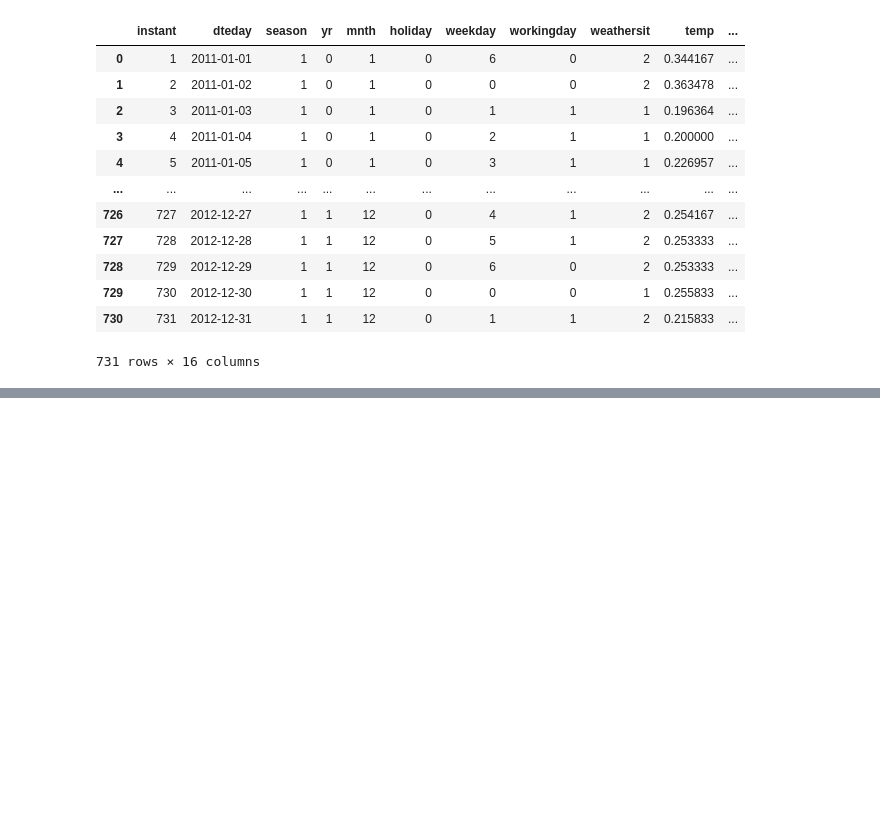
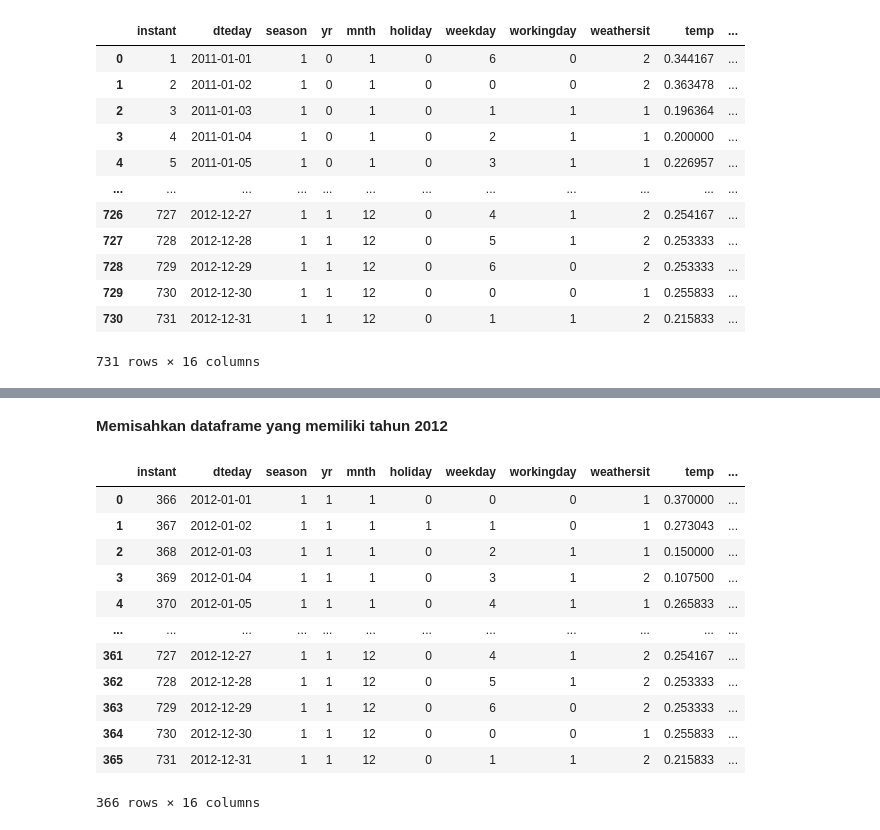
Before and after one commit to salsabilar311/Proyek-Analisis-Data_Dicoding, a Jupyter notebook: Analysis_of_Bike_Sharing_Dataset.ipynb, the cells around one changed output, grey strips where cells are left out. Cells and saved outputs as stored; diff of their text form; code cells hidden in the pictures; blank space fills up the shorter version.

```diff
--- a/Analysis_of_Bike_Sharing_Dataset.ipynb
+++ b/Analysis_of_Bike_Sharing_Dataset.ipynb
@@ -47,0 +78,24 @@ df.groupby(by="weathersit").agg({
+# %% [markdown]
+**Memisahkan dataframe yang memiliki tahun 2012**
+# %%
+df_1_2 = pd.DataFrame(columns=df.columns)
+
+for i in range(len(df)) :
+  if df['yr'][i] == 1 :
+    df_1_2 = df_1_2.append(df.loc[i], ignore_index=True)
+
+df_1_2
+# %% [output]
+|  | instant | dteday | season | yr | mnth | holiday | weekday | workingday | weathersit | temp | ... |
+| 0 | 366 | 2012-01-01 | 1 | 1 | 1 | 0 | 0 | 0 | 1 | 0.370000 | ... |
+| 1 | 367 | 2012-01-02 | 1 | 1 | 1 | 1 | 1 | 0 | 1 | 0.273043 | ... |
+| 2 | 368 | 2012-01-03 | 1 | 1 | 1 | 0 | 2 | 1 | 1 | 0.150000 | ... |
+| 3 | 369 | 2012-01-04 | 1 | 1 | 1 | 0 | 3 | 1 | 2 | 0.107500 | ... |
+| 4 | 370 | 2012-01-05 | 1 | 1 | 1 | 0 | 4 | 1 | 1 | 0.265833 | ... |
+| ... | ... | ... | ... | ... | ... | ... | ... | ... | ... | ... | ... |
+| 361 | 727 | 2012-12-27 | 1 | 1 | 12 | 0 | 4 | 1 | 2 | 0.254167 | ... |
+| 362 | 728 | 2012-12-28 | 1 | 1 | 12 | 0 | 5 | 1 | 2 | 0.253333 | ... |
+| 363 | 729 | 2012-12-29 | 1 | 1 | 12 | 0 | 6 | 0 | 2 | 0.253333 | ... |
+| 364 | 730 | 2012-12-30 | 1 | 1 | 12 | 0 | 0 | 0 | 1 | 0.255833 | ... |
+| 365 | 731 | 2012-12-31 | 1 | 1 | 12 | 0 | 1 | 1 | 2 | 0.215833 | ... |
+366 rows × 16 columns
```
Also changed, not shown: parts of 16 cells of this notebook.
